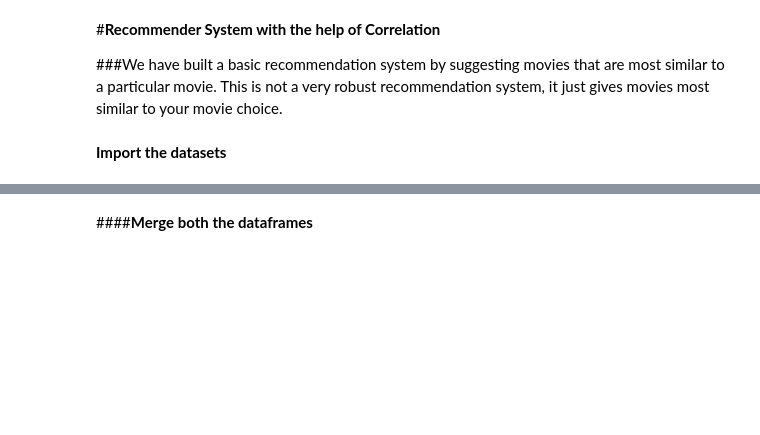
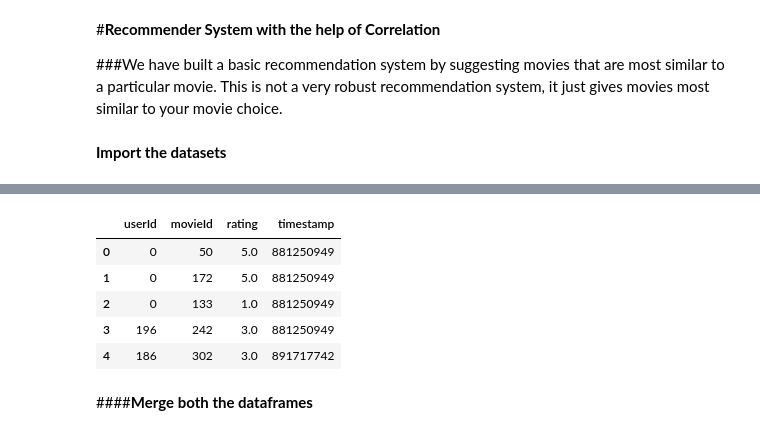
Before and after one commit to mohitsshetty986/Movie-Recommendation-Systems, a Jupyter notebook: Recomender_with_Correlation.ipynb, the cells around one changed output, grey strips where cells are left out. Saved outputs shown, nothing was run; the diff lists cells and outputs as text; code cells hidden in the pictures; blank space fills up the shorter version.

```diff
--- a/Recomender_with_Correlation.ipynb
+++ b/Recomender_with_Correlation.ipynb
@@ -14,6 +30,13 @@ movies_data.head()
 # %%
-ratings_data=pd.read_csv('../input/ratings.csv')
+ratings_data=pd.read_csv('ratings.csv')
 ratings_data.head()
+# %% [output]
+|  | userId | movieId | rating | timestamp |
+| 0 | 0 | 50 | 5.0 | 881250949 |
+| 1 | 0 | 172 | 5.0 | 881250949 |
+| 2 | 0 | 133 | 1.0 | 881250949 |
+| 3 | 196 | 242 | 3.0 | 881250949 |
+| 4 | 186 | 302 | 3.0 | 891717742 |
 # %% [markdown]
 ####**Merge both the dataframes**
 # %%
```
Also changed, not shown: parts of 18 cells of this notebook.
